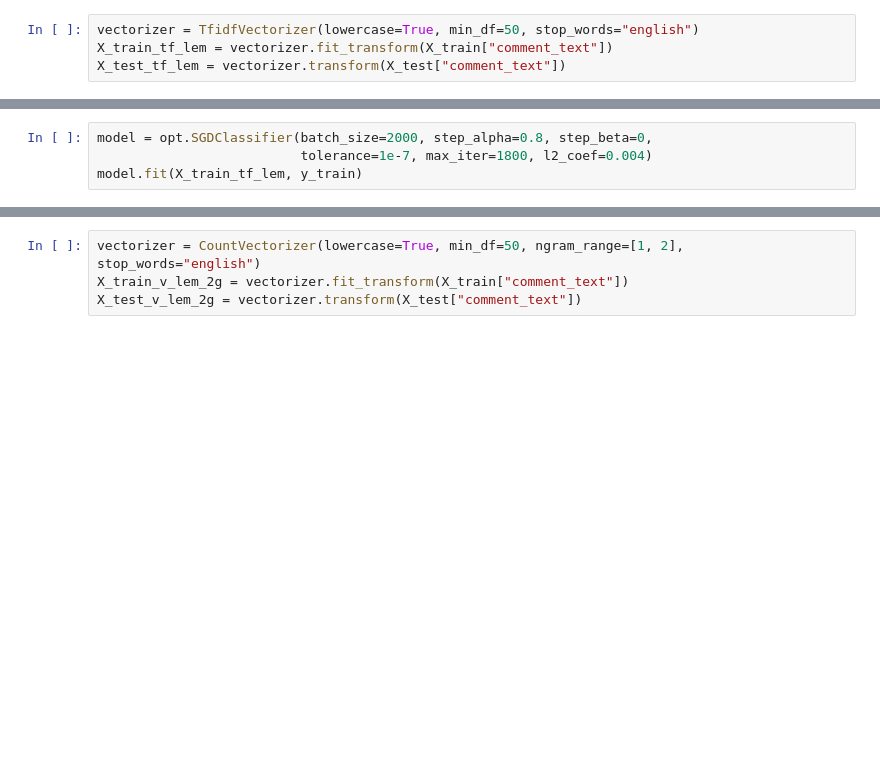
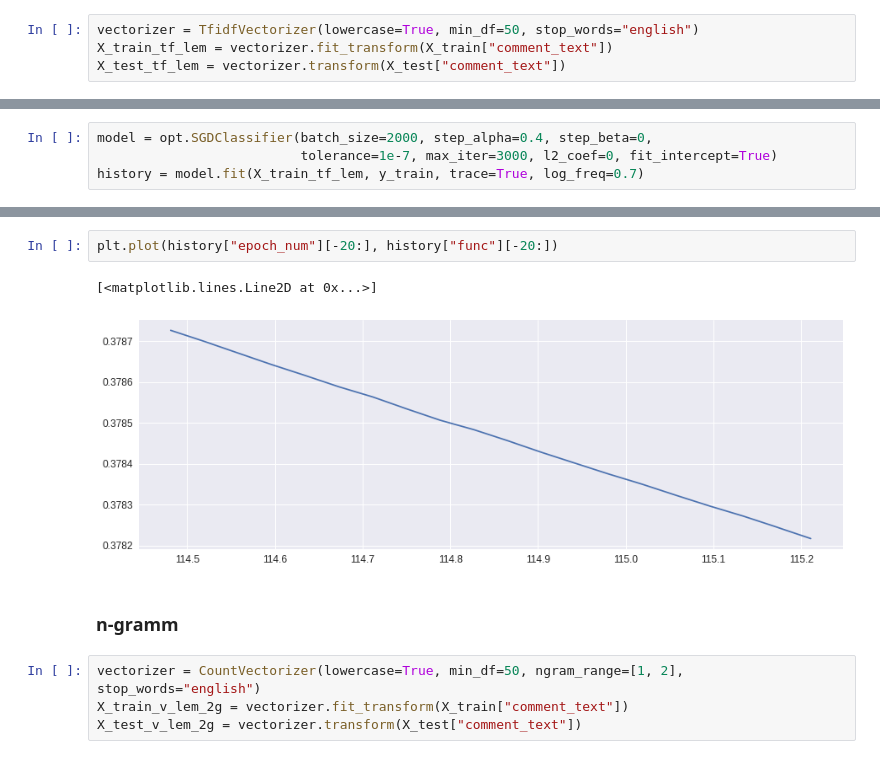
Before and after one commit to Tytskiy/Study, a Jupyter notebook: mmp-fall-2020/practicum/hm-6(linear)/experiments.ipynb, the cells around one changed output, grey strips where cells are left out. Saved outputs shown, nothing was run; the diff lists cells and outputs as text; blank space fills up the shorter version.

```diff
--- a/mmp-fall-2020/practicum/hm-6(linear)/experiments.ipynb
+++ b/mmp-fall-2020/practicum/hm-6(linear)/experiments.ipynb
@@ -531,7 +490,7 @@ for a in step_alpha:
 # %%
-model = opt.SGDClassifier(batch_size=2000, step_alpha=0.8, step_beta=0,
-                          tolerance=1e-7, max_iter=1800, l2_coef=0.004)
-model.fit(X_train_tf_lem, y_train)
+model = opt.SGDClassifier(batch_size=2000, step_alpha=0.4, step_beta=0,
+                          tolerance=1e-7, max_iter=3000, l2_coef=0, fit_intercept=True)
+history = model.fit(X_train_tf_lem, y_train, trace=True, log_freq=0.7)
 # %%
 y_pred_test = model.predict(X_test_tf_lem)
 y_pred_train = model.predict(X_train_tf_lem)
@@ -545,3 +504,10 @@ auc, acs(y_pred_test, y_test), acs(y_pred_train, y_train)
+# %%
+plt.plot(history["epoch_num"][-20:], history["func"][-20:])
+# %% [output]
+[<matplotlib.lines.Line2D at 0x...>]
+[figure, added]
+# %% [markdown]
+### n-gramm
 # %%
 vectorizer = CountVectorizer(lowercase=True, min_df=50, ngram_range=[1, 2], stop_words="english")
 X_train_v_lem_2g = vectorizer.fit_transform(X_train["comment_text"])
```
Also changed, not shown: parts of 54 cells of this notebook, 4 other files.
